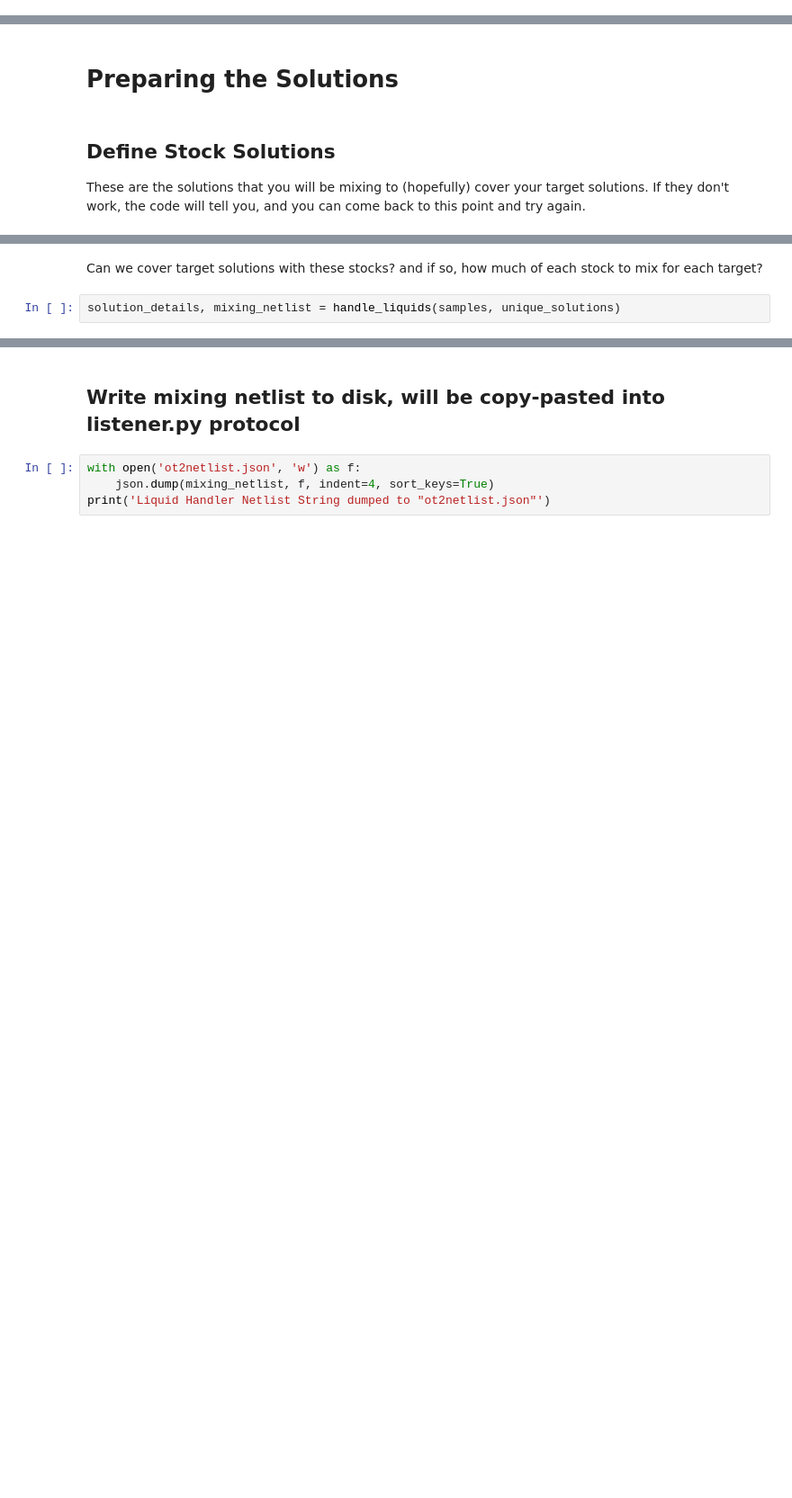
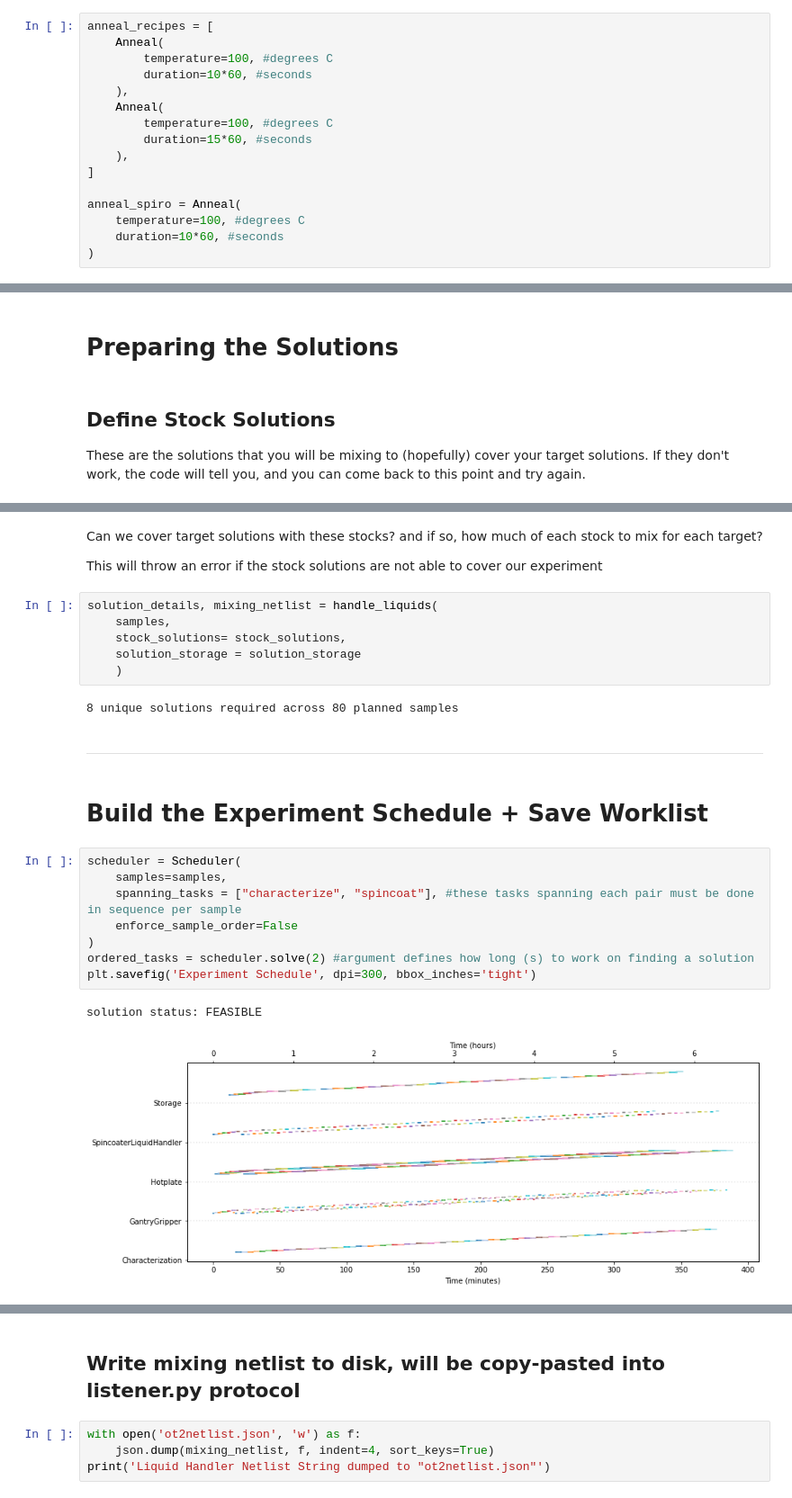
Before and after one commit to fenning-research-group/PASCAL, a Jupyter notebook: frgpascal/Examples/20210703 Planning Phase.ipynb, the cells around one changed output, grey strips where cells are left out. Shown at 90% size. Cells and saved outputs as stored; diff of their text form; blank space fills up the shorter version.

```diff
--- a/frgpascal/Examples/20210703 Planning Phase.ipynb
+++ b/frgpascal/Examples/20210703 Planning Phase.ipynb
@@ -281 +302,17 @@ cb_antisolvent = Solution(
+# %%
+anneal_recipes = [
+    Anneal(
+        temperature=100, #degrees C
+        duration=10*60, #seconds
+    ),
+    Anneal(
+        temperature=100, #degrees C
+        duration=15*60, #seconds
+    ),
+]
+
+anneal_spiro = Anneal(
+    temperature=100, #degrees C
+    duration=10*60, #seconds
+)
 # %% [markdown]
@@ -483,5 +387,28 @@ stock_solutions = [
 ]
 # %% [markdown]
 Can we cover target solutions with these stocks? and if so, how much of each stock to mix for each target?
+
+This will throw an error if the stock solutions are not able to cover our experiment
 # %%
-solution_details, mixing_netlist = handle_liquids(samples, unique_solutions)
+solution_details, mixing_netlist = handle_liquids(
+    samples,
+    stock_solutions= stock_solutions,
+    solution_storage = solution_storage
+    )
+# %% [output]
+8 unique solutions required across 80 planned samples
+# %% [markdown]
+-----
+# %% [markdown]
+# Build the Experiment Schedule + Save Worklist
+# %%
+scheduler = Scheduler(
+    samples=samples,
+    spanning_tasks = ["characterize", "spincoat"], #these tasks spanning each pair must be done in sequence per sample
+    enforce_sample_order=False
+)
+ordered_tasks = scheduler.solve(2) #argument defines how long (s) to work on finding a solution
+plt.savefig('Experiment Schedule', dpi=300, bbox_inches='tight')
+# %% [output]
+solution status: FEASIBLE
+[figure, added]
```
Also changed, not shown: parts of 52 cells of this notebook, 13 other files.
